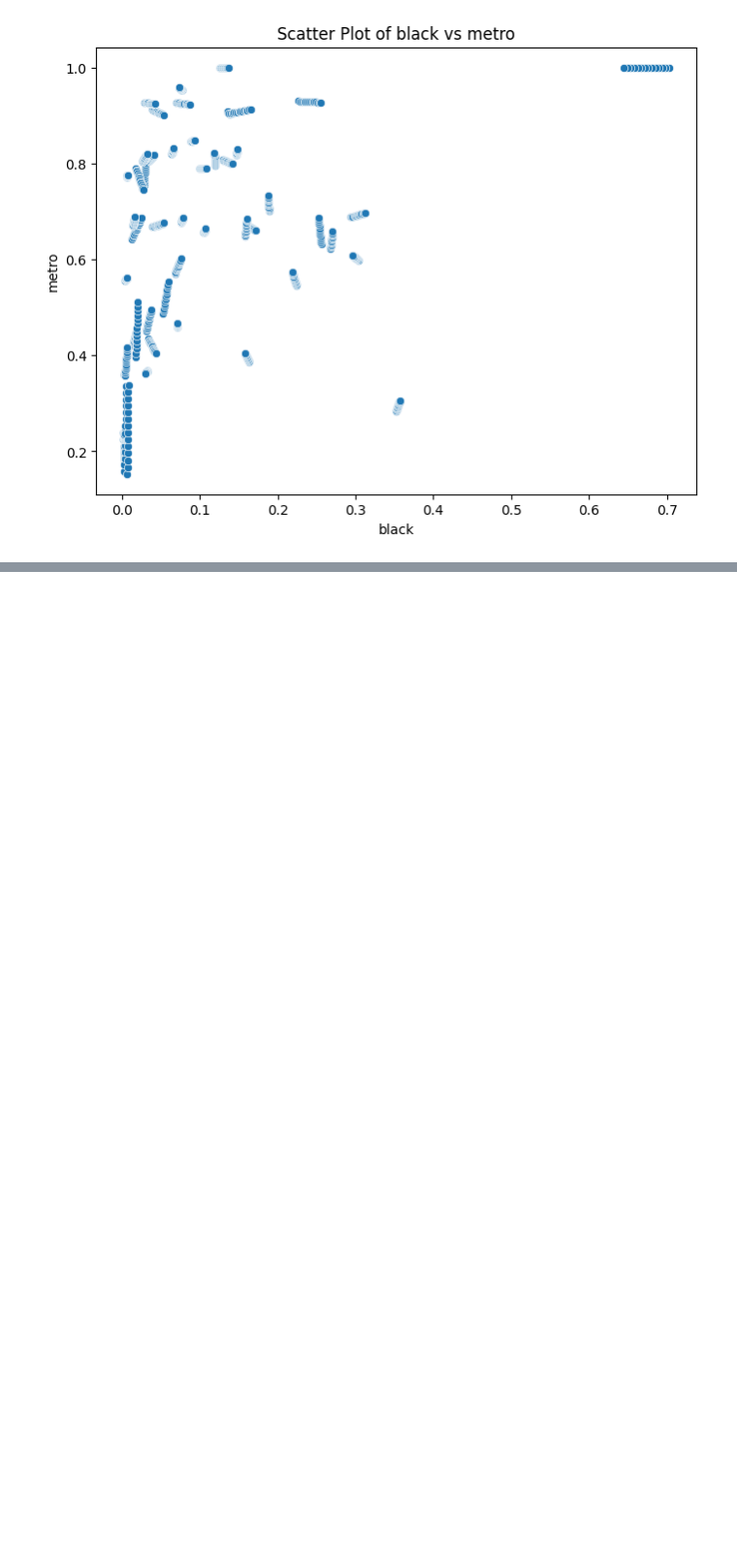
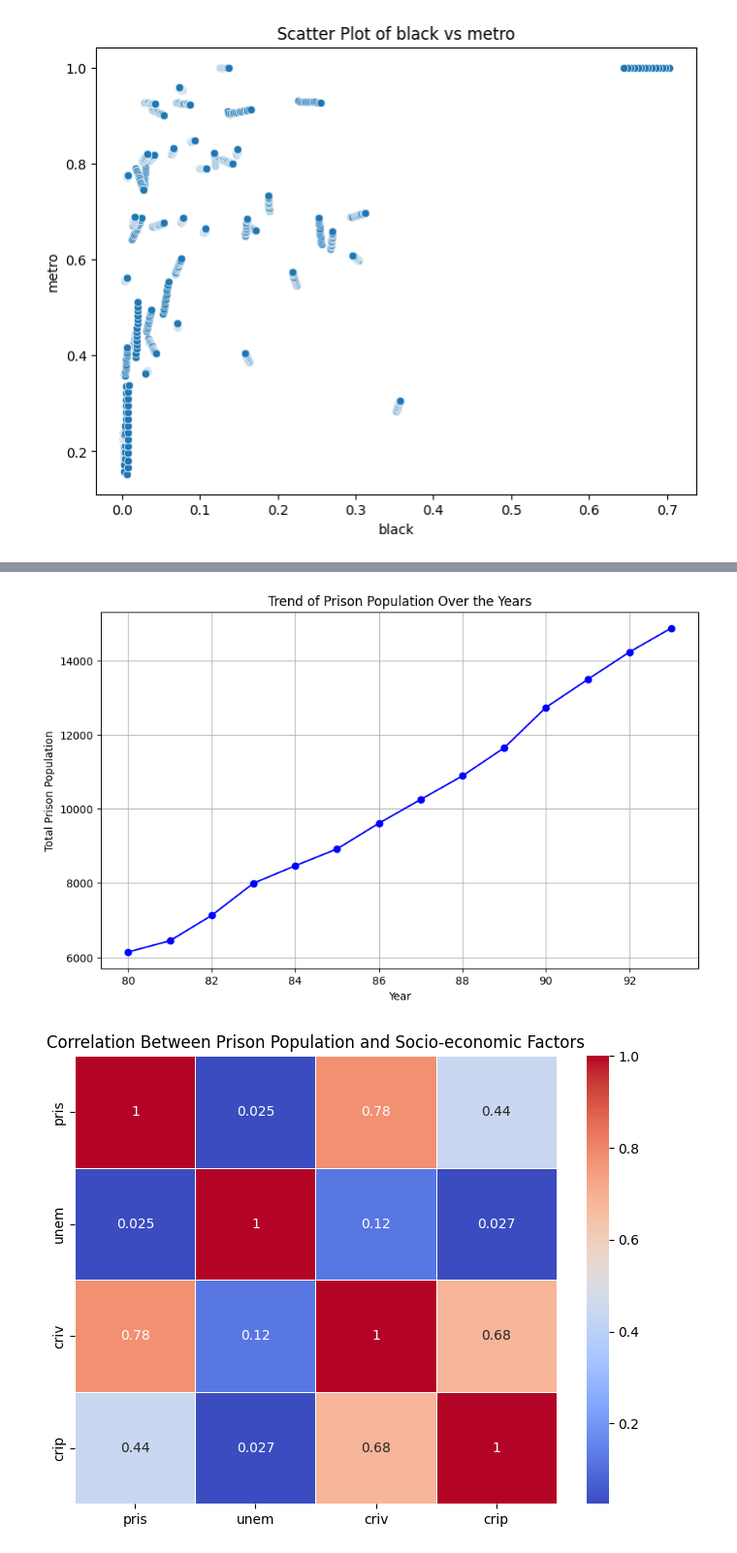
Before and after one commit to midhun2708/EDA-Th, a Jupyter notebook: 21BDS0063.ipynb, the cells around one changed output, grey strips where cells are left out. Shown at 97% size. Drawn from its saved outputs; the diff is of its cells as text; code cells hidden in the pictures; blank space fills up the shorter version.

```diff
--- a/21BDS0063.ipynb
+++ b/21BDS0063.ipynb
@@ -601,3 +612,81 @@ plt.title('Scatter Plot of black vs metro')
 plt.show()
 # %% [output]
 [figure]
+# %%
+#Time Series
+import pandas as pd
+import matplotlib.pyplot as plt
+import seaborn as sns
+from statsmodels.tsa.arima.model import ARIMA
+import statsmodels.api as sm
+
+prison_df = pd.read_csv('prison.csv')
+
+
+print(prison_df.head())
+
+trend_data = prison_df.groupby('year')['pris'].sum().reset_index()
+
+
+plt.figure(figsize=(10, 6))
+plt.plot(trend_data['year'], trend_data['pris'], marker='o', linestyle='-', color='b')
+plt.title('Trend of Prison Population Over the Years')
+plt.xlabel('Year')
+plt.ylabel('Total Prison Population')
+plt.grid(True)
+plt.show()
+
+correlation_data = prison_df[['pris', 'unem', 'criv', 'crip']]
+
+
+corr_matrix = correlation_data.corr()
+
+
+plt.figure(figsize=(8, 6))
+sns.heatmap(corr_matrix, annot=True, cmap='coolwarm', linewidths=0.5)
+plt.title('Correlation Between Prison Population and Socio-economic Factors')
+plt.show()
+
+
+sns.pairplot(correlation_data)
+plt.show()
+
+prison_ts = trend_data.set_index('year')['pris']
+
+
+train_data = prison_ts[:int(0.8*len(prison_ts))]
+test_data = prison_ts[int(0.8*len(prison_ts)):]
+
+
+model = ARIMA(train_data, order=(1, 1, 1))  # You can adjust the order for better performance
+fitted_model = model.fit()
+
+
+forecast_steps = len(test_data)
+forecast = fitted_model.forecast(steps=forecast_steps)
+
+
+if len(forecast) != len(test_data):
+    forecast = forecast[:len(test_data)]
+
+
+plt.figure(figsize=(10, 6))
+plt.plot(prison_ts, label='Actual', marker='o')
+plt.plot(test_data.index, forecast, label='Forecast', linestyle='--', color='r')
+plt.title('Prison Population Forecast')
+plt.xlabel('Year')
+plt.ylabel('Prison Population')
+plt.legend()
+plt.grid(True)
+plt.show()
+
+
+forecast_df = pd.DataFrame({
+     'Year': test_data.index,
+     'Actual': test_data.values,
+     'Forecast': forecast
+})
+
+
+print(forecast_df)
+# %% [output]
@@ -603,0 +710,2 @@ plt.show()
+[figure, added]
+[figure, added]
```
Also changed, not shown: parts of 16 cells of this notebook.
